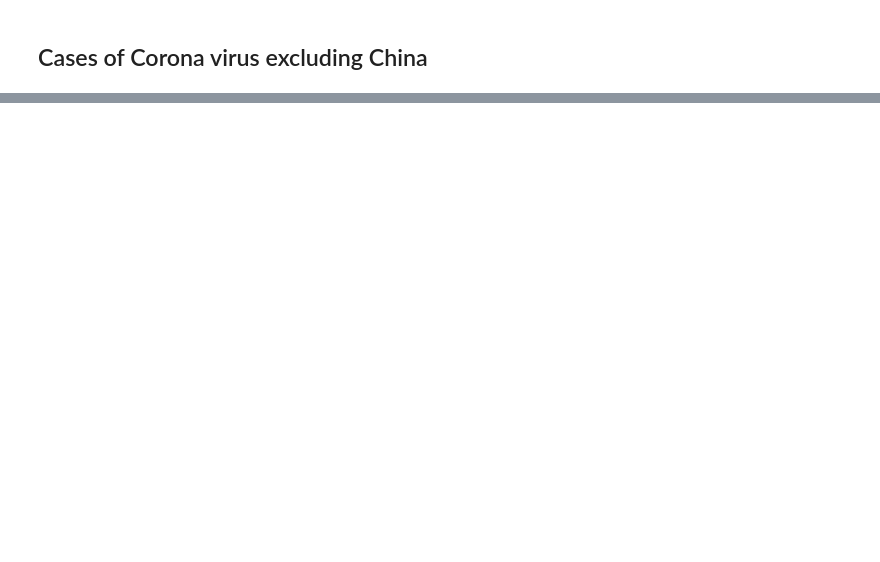
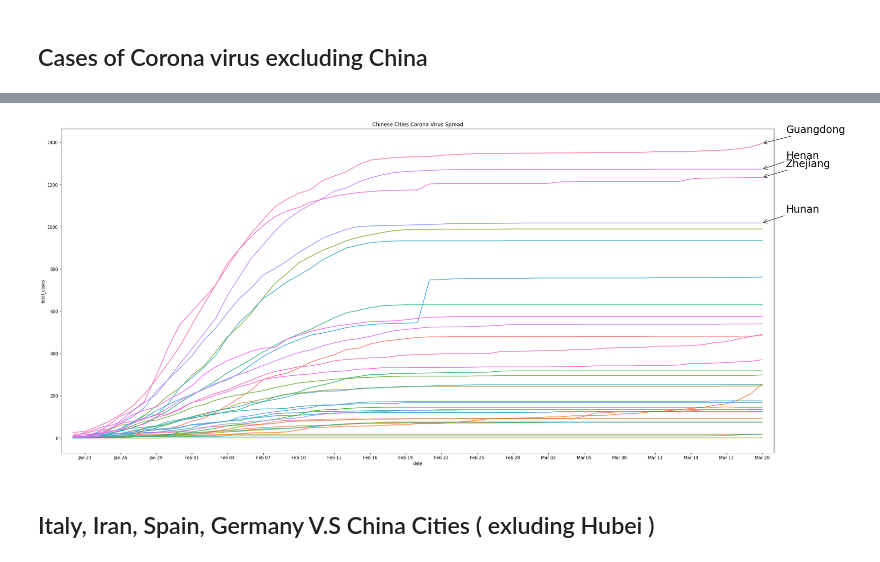
Before and after one commit to MohammedAlawami/corona-data-challenge, a Jupyter notebook: coronavirus_analysis.ipynb, the cells around one changed output, grey strips where cells are left out. Drawn from its saved outputs; the diff is of its cells as text; code cells hidden in the pictures; blank space fills up the shorter version.

```diff
--- a/coronavirus_analysis.ipynb
+++ b/coronavirus_analysis.ipynb
@@ -89,0 +152,27 @@ for i in range(4):
+# %%
+china_cities = corona_cases[corona_cases['location'] == 'China']
+china_cities = china_cities[china_cities['province'] != 'China']
+china_cities = china_cities[china_cities['province'] != 'Hubei']
+china_cities_highest = china_cities.nlargest(4, ['date', 'total_cases']).reset_index()
+# %%
+plt.figure(figsize = (30, 14))
+plt.title('Chinese Cities Corona Virus Spread')
+
+ax = sns.lineplot(x="date", y="total_cases", hue="province", legend=False,  data=china_cities)
+
+ax.xaxis_date()
+ax.xaxis.set_major_locator(mdates.DayLocator(interval=3))
+ax.xaxis.set_major_formatter(DateFormatter('%b %d'))
+
+ax.set_xlim([china_cities.date.min() - datetime.timedelta(days=1), china_cities.date.max() + datetime.timedelta(days=1)])
+
+for i in range(4):
+    ax.annotate(china_cities_highest.iloc[i].province,
+                xy=(china_cities.date.max(), china_cities_highest.iloc[i].total_cases), fontsize=24,
+                xytext=(china_cities.date.max() + datetime.timedelta(days=2),
+                        china_cities_highest.iloc[i].total_cases + 50),
+                arrowprops=dict(facecolor='black', arrowstyle="->"));
+# %% [output]
+[figure, added]
+# %% [markdown]
+## Italy, Iran, Spain, Germany V.S China Cities ( exluding Hubei )
```
Also changed, not shown: parts of 83 cells of this notebook, 10 other files.
